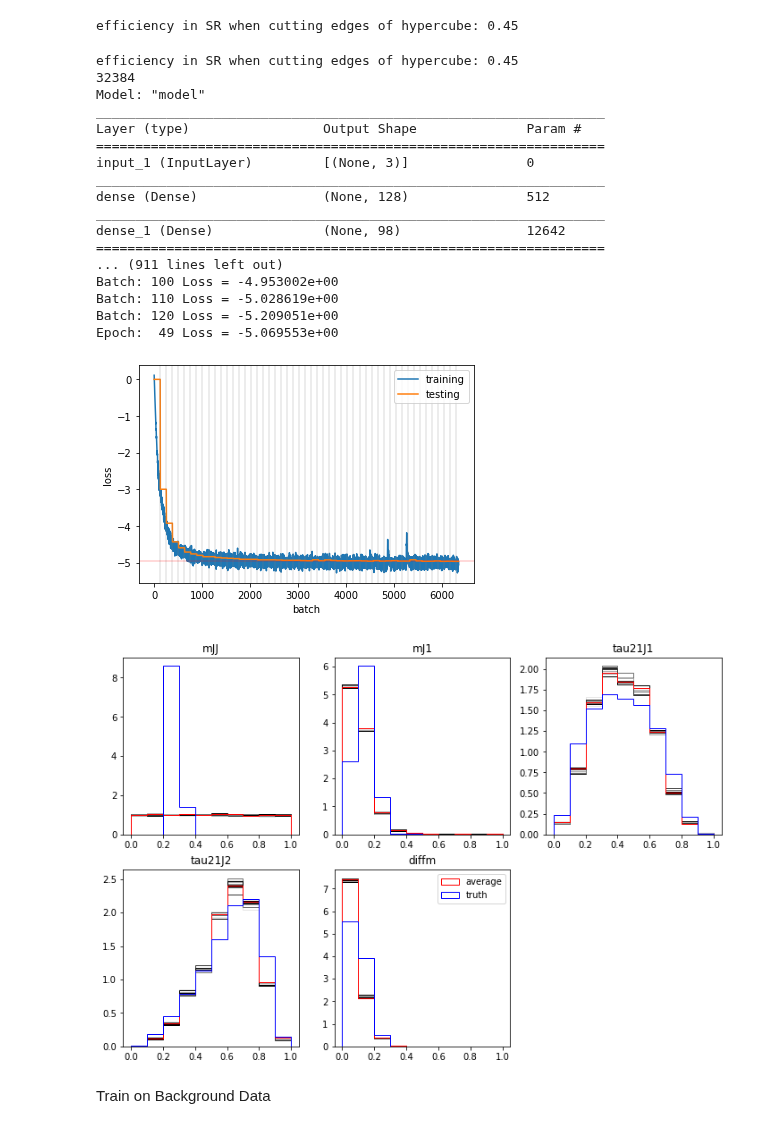
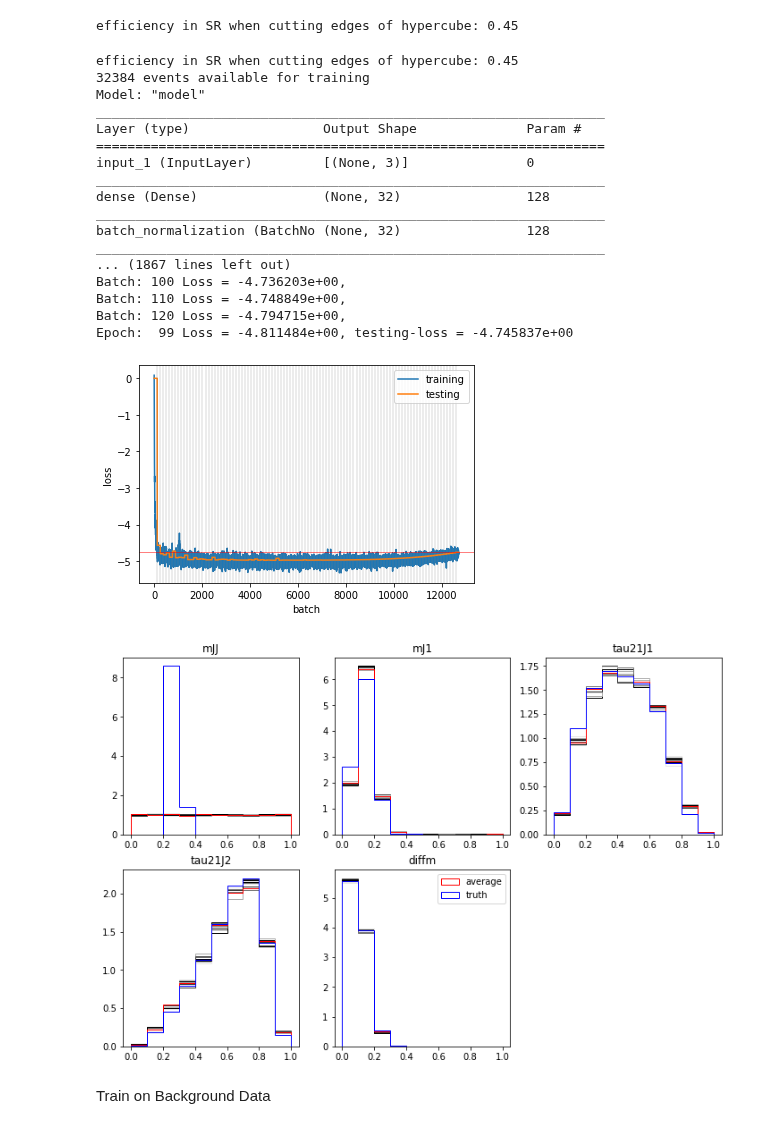
Before and after one commit to matteoettam09/i-flow, a Jupyter notebook: DensityEstimation/RnD_dataset.ipynb, the cells around one changed output. Cells and saved outputs as stored; diff of their text form; code cells hidden in the pictures.

```diff
--- a/DensityEstimation/RnD_dataset.ipynb
+++ b/DensityEstimation/RnD_dataset.ipynb
@@ -201,14 +201,15 @@ def build(in_features, out_features, options):
     del options
 
     invals = tf.keras.layers.Input(in_features, dtype=tf.float64)
-    hidden = tf.keras.layers.Dense(128, activation='relu')(invals)
-    #hidden = tf.keras.layers.BatchNormalization(axis=-1)(hidden)
-    #hidden = tf.keras.layers.Dense(32, activation='relu')(hidden)
-    #hidden = tf.keras.layers.BatchNormalization(axis=-1)(hidden)
-    #hidden = tf.keras.layers.Dense(32, activation='relu')(hidden)
-    #hidden = tf.keras.layers.Dense(32, activation='relu')(hidden)
-    #hidden = tf.keras.layers.BatchNormalization(axis=-1)(hidden)
-    #hidden = tf.keras.layers.Dense(32, activation='relu')(hidden)
+    hidden = tf.keras.layers.Dense(32, activation='relu')(invals)
+    hidden = tf.keras.layers.BatchNormalization(axis=-1)(hidden)
+    hidden = tf.keras.layers.Dense(32, activation='relu')(hidden)
+    hidden = tf.keras.layers.BatchNormalization(axis=-1)(hidden)
+    hidden = tf.keras.layers.Dense(32, activation='relu')(hidden)
+    hidden = tf.keras.layers.BatchNormalization(axis=-1)(hidden)
+    hidden = tf.keras.layers.Dense(32, activation='relu')(hidden)
+    hidden = tf.keras.layers.BatchNormalization(axis=-1)(hidden)
+    hidden = tf.keras.layers.Dense(32, activation='relu')(hidden)
     outputs = tf.keras.layers.Dense(out_features)(hidden)
     model = tf.keras.models.Model(invals, outputs)
     model.summary()
@@ -255,8 +256,8 @@ def build_iflow(ndims,lr, weight_decay):
     dist = tfd.Independent(distribution=dist,reinterpreted_batch_ndims=1)
     dist = tfd.TransformedDistribution(distribution=dist,bijector=bijector)
 
-    lr_schedule = tf.keras.optimizers.schedules.ExponentialDecay(lr, decay_steps=100, decay_rate=0.5)
-    optimizer = tfa.optimizers.AdamW(weight_decay, learning_rate=lr, clipnorm=10.0,
+    lr_schedule = tf.keras.optimizers.schedules.ExponentialDecay(lr, decay_steps=1000, decay_rate=0.5)
+    optimizer = tfa.optimizers.AdamW(weight_decay, learning_rate=lr_schedule, clipnorm=10.0,
                                      #, amsgrad=True
                                      )
     return dist, optimizer
@@ -344,13 +345,13 @@ def train_iflow(list_by_minv,M=3800, deltaM=100, issig=True, batchsize=200,
     data_train = tf.convert_to_tensor(data.query('dataset=="training"').drop(columns='dataset').values)
     data_test = tf.convert_to_tensor(data.query('dataset=="testing"').drop(columns='dataset').values)
     (totalpts, ndims) = np.shape(data_train)
-    print(totalpts)
+    print('{} events available for training'.format(totalpts))
 
     dists = np.zeros(average_length)
     dist, optimizer = build_iflow(ndims, lr, weight_decay=weight_decay) #ignore the dimension of invM_{j1,j2}
 
     batches = int(totalpts/batchsize)
-    print(batches)
+    print('{} batches'.format(batches))
 
     #try:
         #load_weights(dist)
@@ -370,11 +371,11 @@ def train_iflow(list_by_minv,M=3800, deltaM=100, issig=True, batchsize=200,
                 except:
                     loss = train_one_step_no3(dist, optimizer, samples)
             if batch % 10 ==0:
-                print('Batch: {:3d} Loss = {:8e}'.format(batch, loss))
+                print('Batch: {:3d} Loss = {:8e},'.format(batch, loss))
             losses += [[loss, test_loss]]
         if epoch % 1 == 0:
             test_loss = get_loss(dist, data_test)
-            print('Epoch: {:3d} Loss = {:8e}'.format(epoch, loss))
+            print('Epoch: {:3d} Loss = {:8e}, testing-loss = {:8e}'.format(epoch, loss, test_loss))
         # update distribution list
         dists = np.append(dists, dist)
         dists = np.delete(dists, 0)
@@ -387,7 +388,7 @@ def train_iflow(list_by_minv,M=3800, deltaM=100, issig=True, batchsize=200,
     plt.legend()
     for i in range(epochs):
         plt.axvline(linewidth=0.3, x=(i+1)*batches, color='gray')
-    plt.axhline(linewidth=0.3, y=losses[-1, 1], color='r')
+    plt.axhline(linewidth=0.5, y=losses[-1, 1], color='r')
     plt.show()
     return dists, losses
 # %%
@@ -486,31 +487,31 @@ data_bkg_train, data_sig_train, _ = prepare_data_train(3500,200,
 efficiency in SR when cutting edges of hypercube: 0.45
 # %%
 sigdist, losses =train_iflow(combined.drop(columns='signal') ,M=3500, deltaM=200,
-                             issig=True, batchsize=256, lr=1e-4, epochs=50,
-                             weight_decay=1e-6)
+                             issig=True, batchsize=256, lr=1e-3, epochs=100,
+                             weight_decay=1e-5)
 # %% [output]
 efficiency in SR when cutting edges of hypercube: 0.45
-32384
+32384 events available for training
 Model: "model"
 _________________________________________________________________
 Layer (type)                 Output Shape              Param #
 =================================================================
 input_1 (InputLayer)         [(None, 3)]               0
 _________________________________________________________________
-dense (Dense)                (None, 128)               512
+dense (Dense)                (None, 32)                128
 _________________________________________________________________
-dense_1 (Dense)              (None, 98)                12642
-=================================================================
-... (911 lines left out)
-Batch: 100 Loss = -4.953002e+00
-Batch: 110 Loss = -5.028619e+00
-Batch: 120 Loss = -5.209051e+00
-Epoch:  49 Loss = -5.069553e+00
+batch_normalization (BatchNo (None, 32)                128
+_________________________________________________________________
+... (1867 lines left out)
+Batch: 100 Loss = -4.736203e+00,
+Batch: 110 Loss = -4.748849e+00,
+Batch: 120 Loss = -4.794715e+00,
+Epoch:  99 Loss = -4.811484e+00, testing-loss = -4.745837e+00
-[figure, old version]
+[figure, new version]
 # %%
 plot_learned_distributions(sigdist, 10000, data_sig_train.drop(columns='signal'))
 # %% [output]
-[figure, old version]
+[figure, new version]
 # %% [markdown]
 Train on Background Data
 # %%
```
Also changed, not shown: parts of 10 cells of this notebook.
